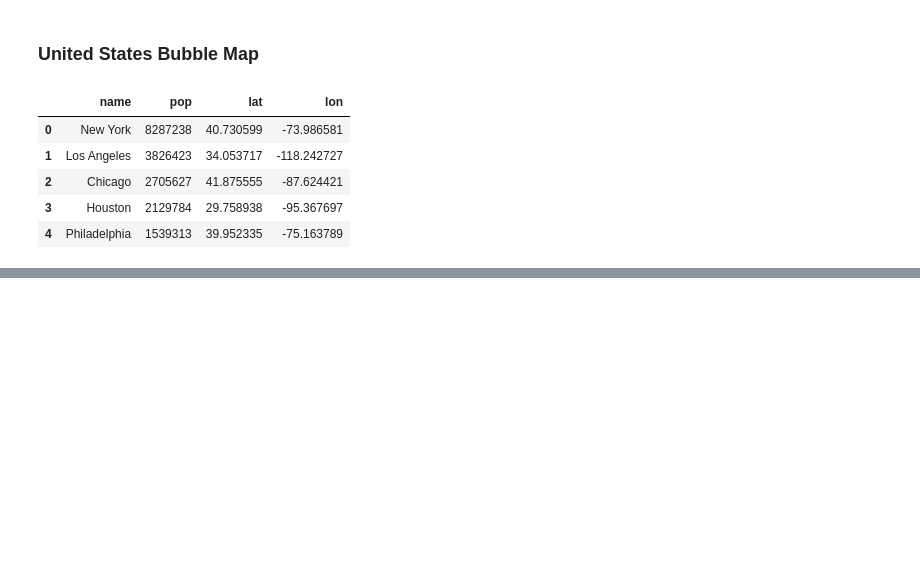
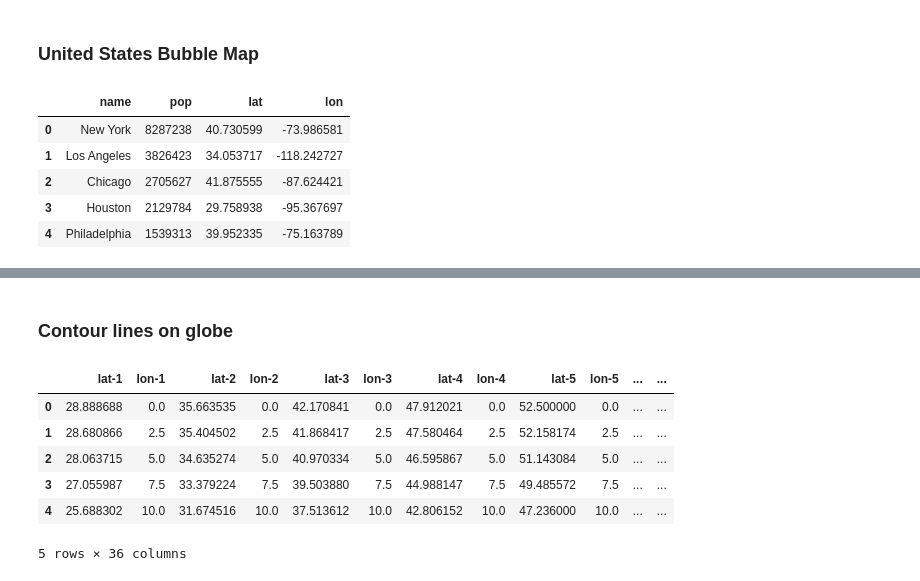
Before and after one commit to Zhenmao/Learning-Plotly, a Jupyter notebook: Maps.ipynb, the cells around one changed output, grey strips where cells are left out. Saved outputs shown, nothing was run; the diff lists cells and outputs as text; code cells hidden in the pictures; blank space fills up the shorter version.

Commit message:
Add lines on maps

```diff
--- a/Maps.ipynb
+++ b/Maps.ipynb
@@ -279,0 +354,13 @@ plotly.offline.iplot(fig)
+# %% [markdown]
+### Contour lines on globe
+# %%
+df = pd.read_csv('https://raw.githubusercontent.com/plotly/datasets/master/globe_contours.csv')
+df.head()
+# %% [output]
+|  | lat-1 | lon-1 | lat-2 | lon-2 | lat-3 | lon-3 | lat-4 | lon-4 | lat-5 | lon-5 | ... | ... |
+| 0 | 28.888688 | 0.0 | 35.663535 | 0.0 | 42.170841 | 0.0 | 47.912021 | 0.0 | 52.500000 | 0.0 | ... | ... |
+| 1 | 28.680866 | 2.5 | 35.404502 | 2.5 | 41.868417 | 2.5 | 47.580464 | 2.5 | 52.158174 | 2.5 | ... | ... |
+| 2 | 28.063715 | 5.0 | 34.635274 | 5.0 | 40.970334 | 5.0 | 46.595867 | 5.0 | 51.143084 | 5.0 | ... | ... |
+| 3 | 27.055987 | 7.5 | 33.379224 | 7.5 | 39.503880 | 7.5 | 44.988147 | 7.5 | 49.485572 | 7.5 | ... | ... |
+| 4 | 25.688302 | 10.0 | 31.674516 | 10.0 | 37.513612 | 10.0 | 42.806152 | 10.0 | 47.236000 | 10.0 | ... | ... |
+5 rows × 36 columns
```
Also changed, not shown: parts of 6 cells of this notebook.
